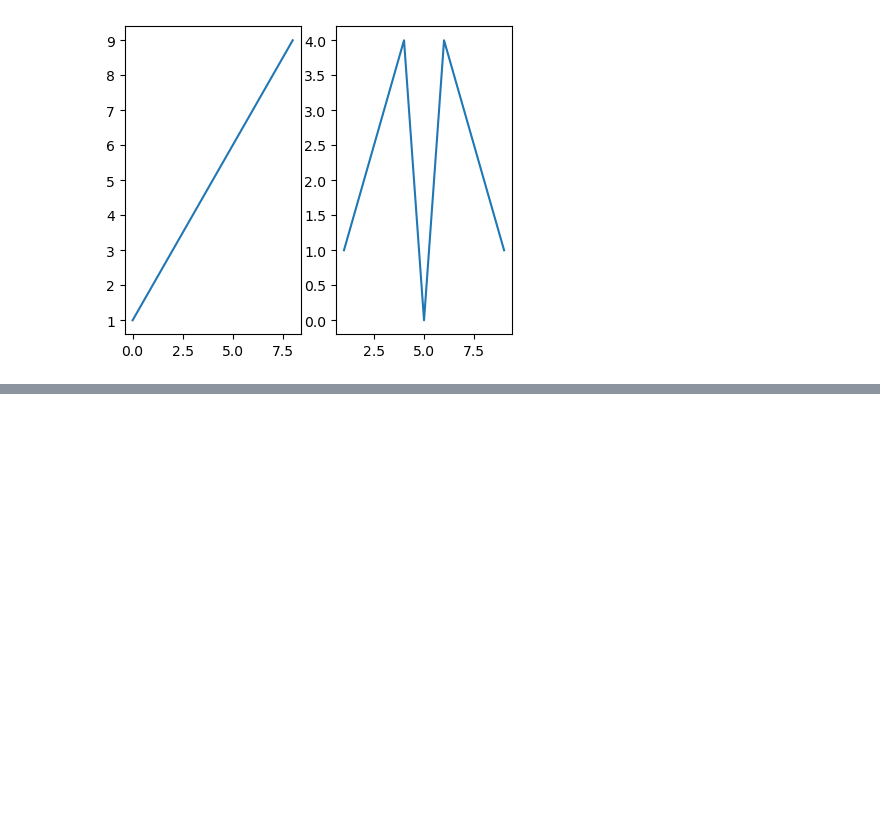
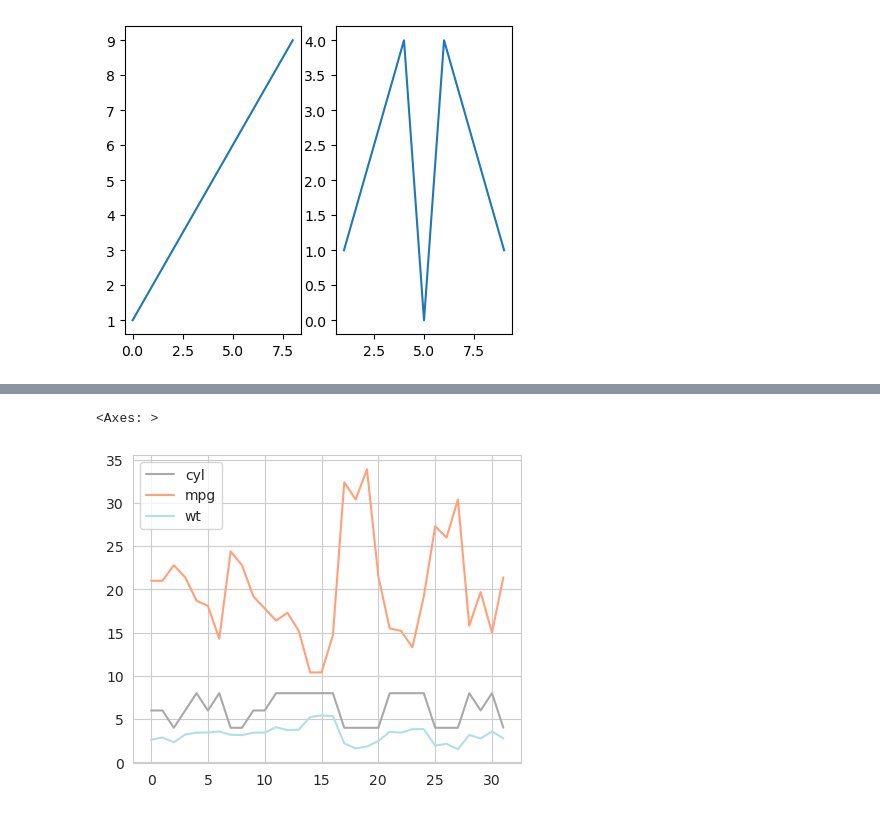
Before and after one commit to Mahdi90s/Python_repository, a Jupyter notebook: Python_Code/Python_Learning.ipynb, the cells around one changed output, grey strips where cells are left out. Saved outputs shown, nothing was run; the diff lists cells and outputs as text; code cells hidden in the pictures; blank space fills up the shorter version.

```diff
--- a/Python_Code/Python_Learning.ipynb
+++ b/Python_Code/Python_Learning.ipynb
@@ -751,0 +788,7 @@ ax2.plot(x,y)
+# %%
+color_theme = ['darkgray', 'lightsalmon', 'powderblue']
+
+df.plot(color=color_theme)
+# %% [output]
+<Axes: >
+[figure, added]
```
Also changed, not shown: parts of 48 cells of this notebook.
